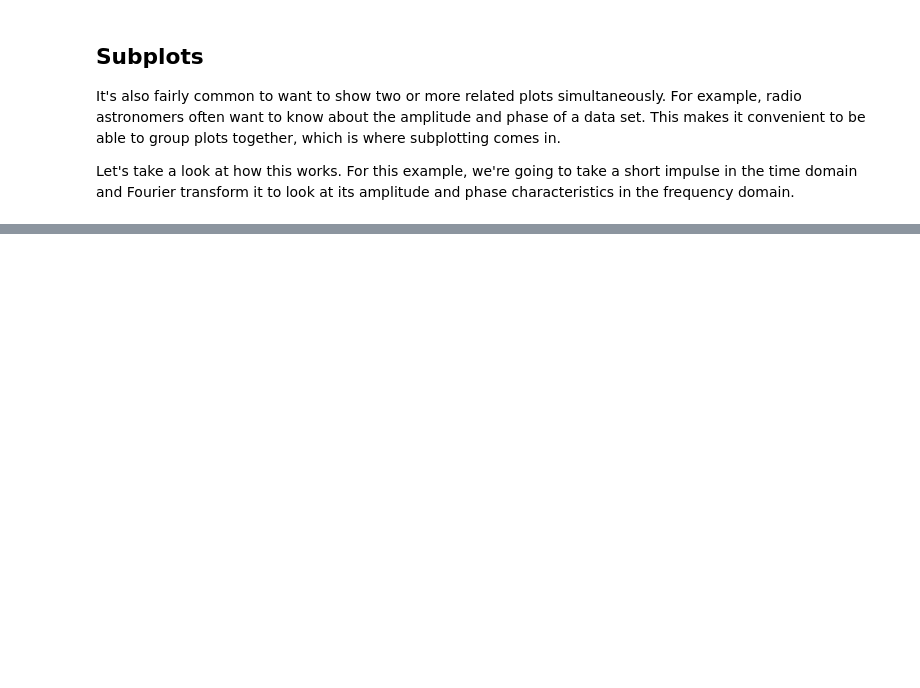
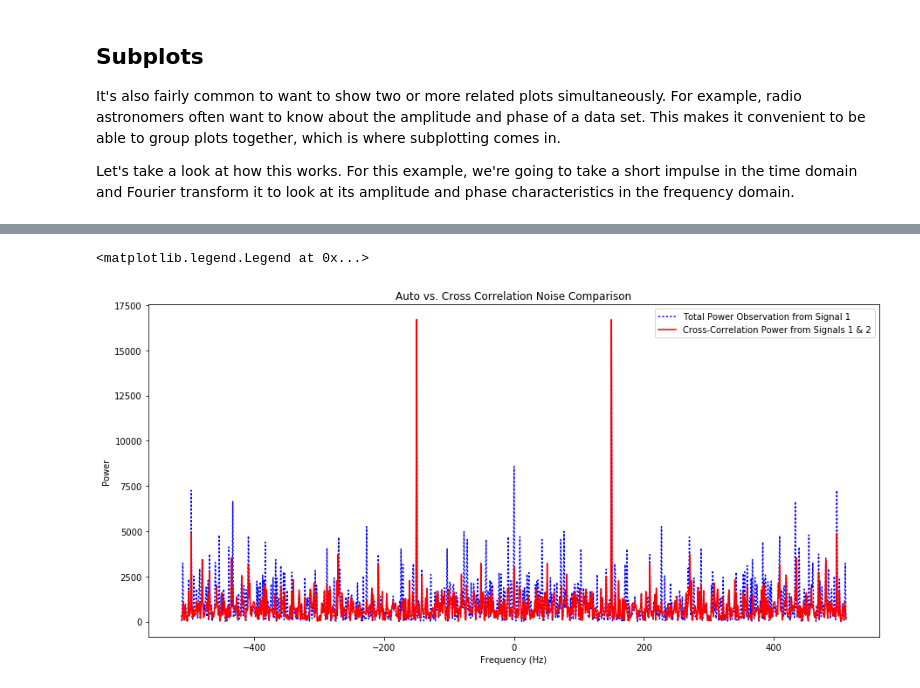
Before and after one commit to AaronParsons/ugradio, a Jupyter notebook: jupyter_tutorials/lab1/python_intro.ipynb, the cells around one changed output, grey strips where cells are left out. Saved outputs shown, nothing was run; the diff lists cells and outputs as text; code cells hidden in the pictures; blank space fills up the shorter version.

```diff
--- a/jupyter_tutorials/lab1/python_intro.ipynb
+++ b/jupyter_tutorials/lab1/python_intro.ipynb
@@ -125,0 +171,20 @@ Ok.
+# %%
+N = 1024 # number of samples in time-domain spectrum
+times = np.linspace(0,1.,N) # 1 second capture
+freqs = np.fft.fftshift(np.fft.fftfreq(N,1./N))
+true_signal = np.sin(2*np.pi*(150*times)) # 150 Hz signal
+obs_signal1 = 0.25*true_signal + np.random.randn(N)
+obs_signal2 = 0.25*true_signal + np.random.randn(N)
+
+fx_cross_signal = np.fft.fftshift(np.fft.fft(obs_signal1)) * np.fft.fftshift(np.fft.fft(obs_signal2))
+fx_tp_signal = np.fft.fftshift(np.fft.fft(obs_signal1)) * np.fft.fftshift(np.fft.fft(obs_signal1))
+
+pl.plot(freqs,np.abs(fx_tp_signal),'b:', label='Total Power Observation from Signal 1')
+pl.plot(freqs,np.abs(fx_cross_signal), 'r-', label='Cross-Correlation Power from Signals 1 & 2')
+pl.xlabel('Frequency (Hz)')
+pl.ylabel('Power')
+pl.title('Auto vs. Cross Correlation Noise Comparison')
+pl.legend()
+# %% [output]
+<matplotlib.legend.Legend at 0x...>
+[figure, added]
```
Also changed, not shown: parts of 8 cells of this notebook.
